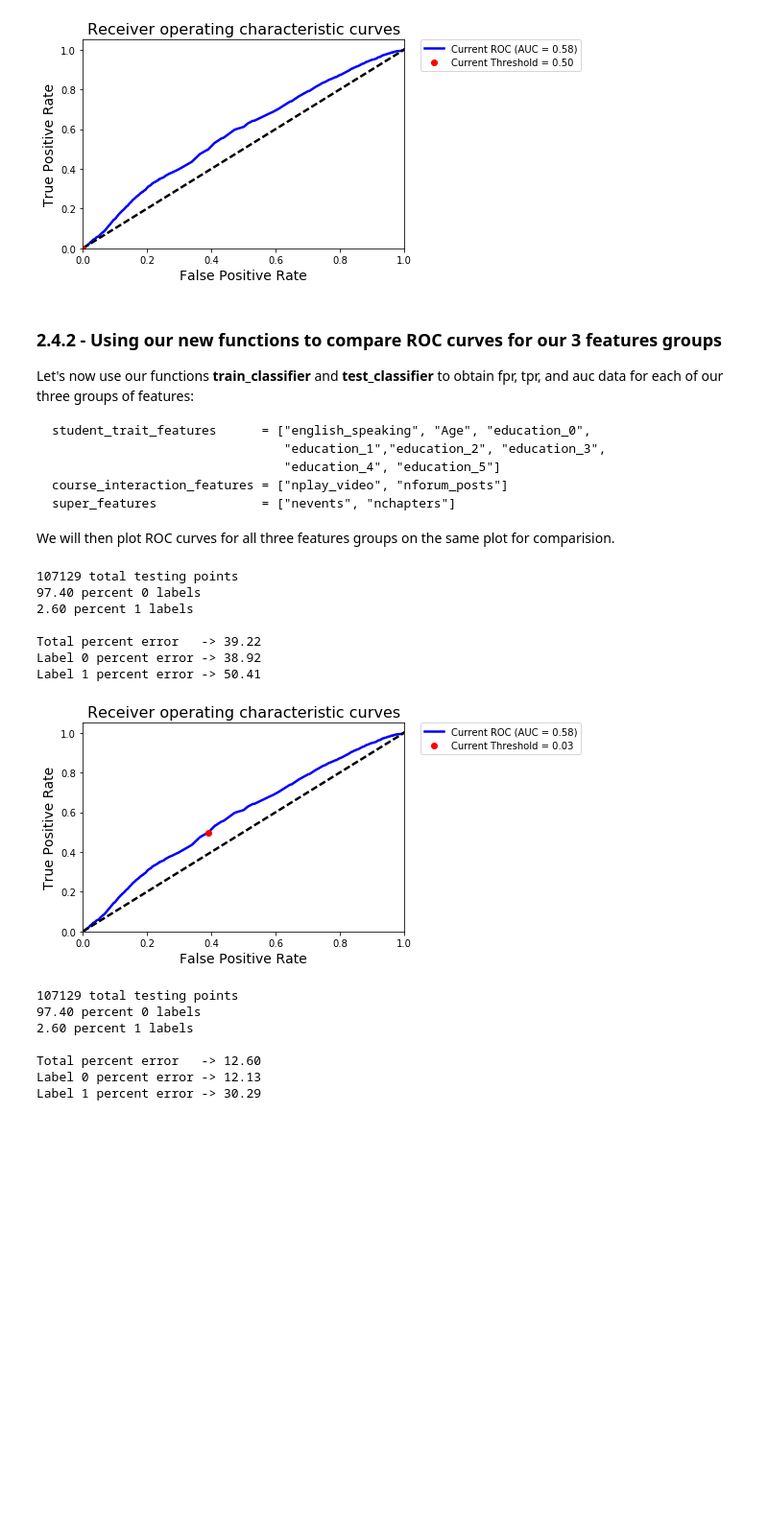
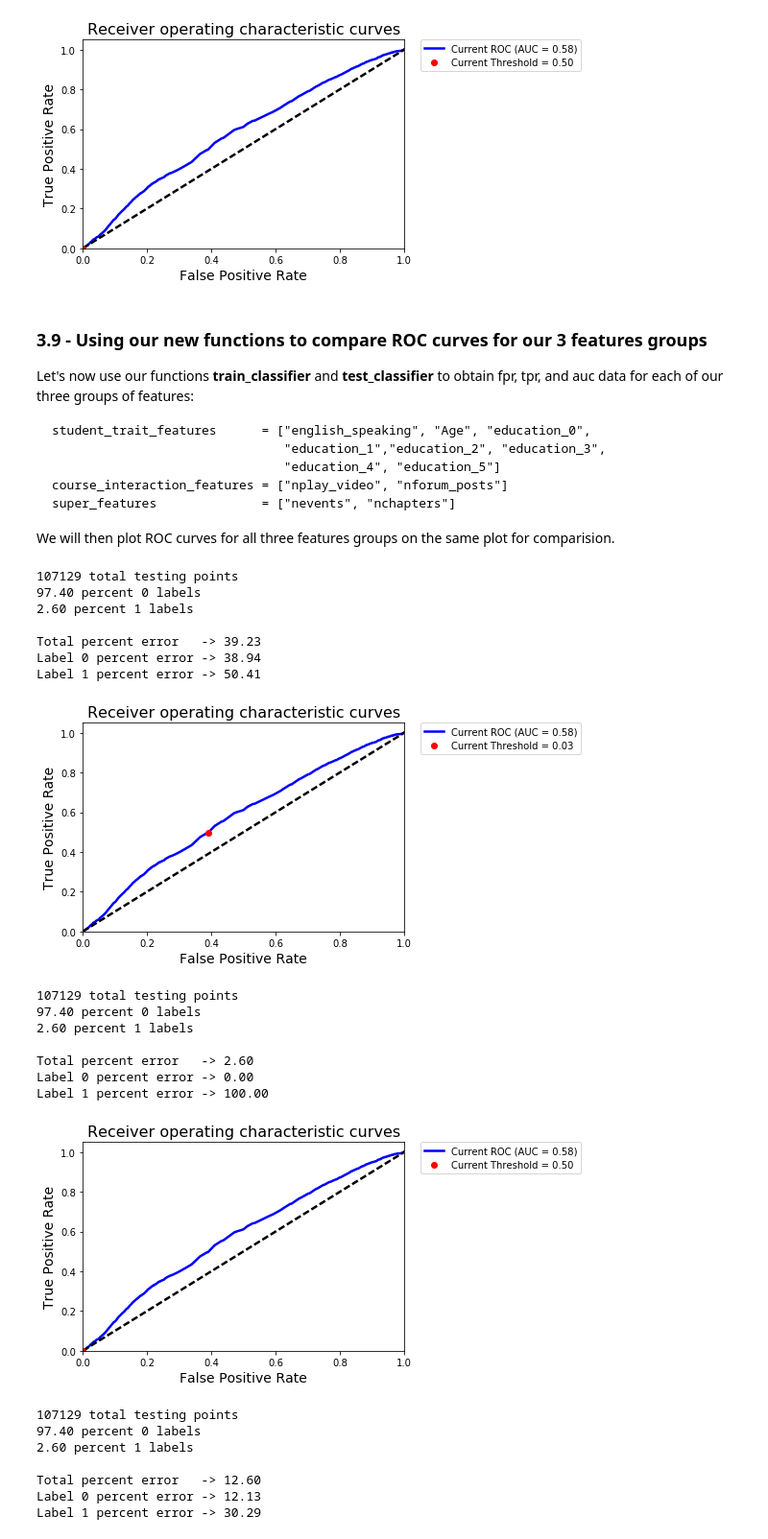
Before and after one commit to Shirinn/Learning_Analytics_Workshop_Nov17, a Jupyter notebook: Predictive Modeling/Predictive_Models.ipynb, the cells around one changed output. Shown: that part at 96% size. Cells and saved outputs as stored; diff of their text form; code cells hidden in the pictures; blank space fills up the shorter version.

````diff
--- a/Predictive Modeling/Predictive_Models.ipynb
+++ b/Predictive Modeling/Predictive_Models.ipynb
@@ -446,6 +485,14 @@ Should we turn it into a number?
 # %%
-cleaned_df['education_level'] = cleaned_df.LoE_DI.map({'NA':0, 'Less than Secondary':1, 'Secondary':2, "Bachelor's":3, "Master's":4,
-       'Doctorate':5})
+cleaned_df['education_level'] = cleaned_df.LoE_DI.map(
+    {
+        'NA':0,
+         'Less than Secondary':1,
+         'Secondary':2,
+         "Bachelor's":3,
+         "Master's":4,
+         'Doctorate':5
+    }
+)
 cleaned_df.head()
 # %% [output]
 |  | english_speaking | LoE_DI | Age | certified | education_level |
@@ -479,3 +525,6 @@ cleaned_df_onehot.head()
 | 19332 | 1 | 23.0 | 0 | 0 | 0 | 0 | 1 | 0 | ... |
 | 19333 | 0 | 34.0 | 0 | 0 | 0 | 0 | 0 | 1 | ... |
 | 19334 | 1 | 19.0 | 0 | 0 | 0 | 1 | 0 | 0 | ... |
+# %%
+cleaned_df_all_onehot = pd.concat([cleaned_df_all.drop('LoE_DI', axis=1), education], axis=1)
+cleaned_df_all_onehot.head()
@@ -604,9 +683,9 @@ plt.show()
 # %%
-def train_classifier(data_df, feature_list):
+def train_classifier(data_df, feature_list, prediction_value="certified"):
     # Define a list of column names to keep from the main dataset
     # We are specifically putting the classifcation label column "certified"
     # as the last element of the list
-    features_label = feature_list + ["certified"]
+    features_label = feature_list + [prediction_value]
 
     # Get a new dataframe that only contains columns from the features_label list
     cleaned_df = data_df[features_label]
@@ -715,0 +780,3 @@ cleaned_df_all.head()
+# %%
+cleaned_df_all = cleaned_df_all_onehot.copy()
+cleaned_df_all.head()
@@ -728,7 +805,7 @@ Label 0 percent error -> 0.00
 Label 1 percent error -> 100.00
 [figure]
 # %% [markdown]
-### 2.4.2 - Using our new functions to compare ROC curves for our 3 features groups
+### 3.9 - Using our new functions to compare ROC curves for our 3 features groups
 Let's now use our functions __train_classifier__ and __test_classifier__ to obtain fpr, tpr, and auc data for each of our three groups of features:
 ```
 student_trait_features      = ["english_speaking", "Age", "education_0",
@@ -741,17 +818,27 @@ super_features              = ["nevents", "nchapters"]
 We will then plot ROC curves for all three features groups on the same plot for comparision.
 # %%
 ##### student_trait_features
+#(classifier, training_data, testing_data) = train_classifier(cleaned_df_all, student_trait_features)
+(err_tot, err_0, err_1, fpr_st, tpr_st, auc_st) = test_classifier(classifier, testing_data, threshold = 0.025)
 (classifier, training_data, testing_data) = train_classifier(cleaned_df_all, student_trait_features)
-(err_tot, err_0, err_1, fpr_st, tpr_st, auc_st) = test_classifier(classifier, testing_data, threshold = 0.025)
+(err_tot, err_0, err_1, fpr, tpr, auc) = test_classifier(classifier, testing_data)
 # %% [output]
 107129 total testing points
 97.40 percent 0 labels
 2.60 percent 1 labels
 
-Total percent error   -> 39.22
-Label 0 percent error -> 38.92
+Total percent error   -> 39.23
+Label 0 percent error -> 38.94
 Label 1 percent error -> 50.41
 [figure]
+107129 total testing points
+97.40 percent 0 labels
+2.60 percent 1 labels
+
+Total percent error   -> 2.60
+Label 0 percent error -> 0.00
+Label 1 percent error -> 100.00
+[figure, added]
 # %%
 # course_interaction_features
 (classifier, training_data, testing_data) = train_classifier(cleaned_df_all, course_interaction_features)
````
Also changed, not shown: parts of 61 cells of this notebook.
